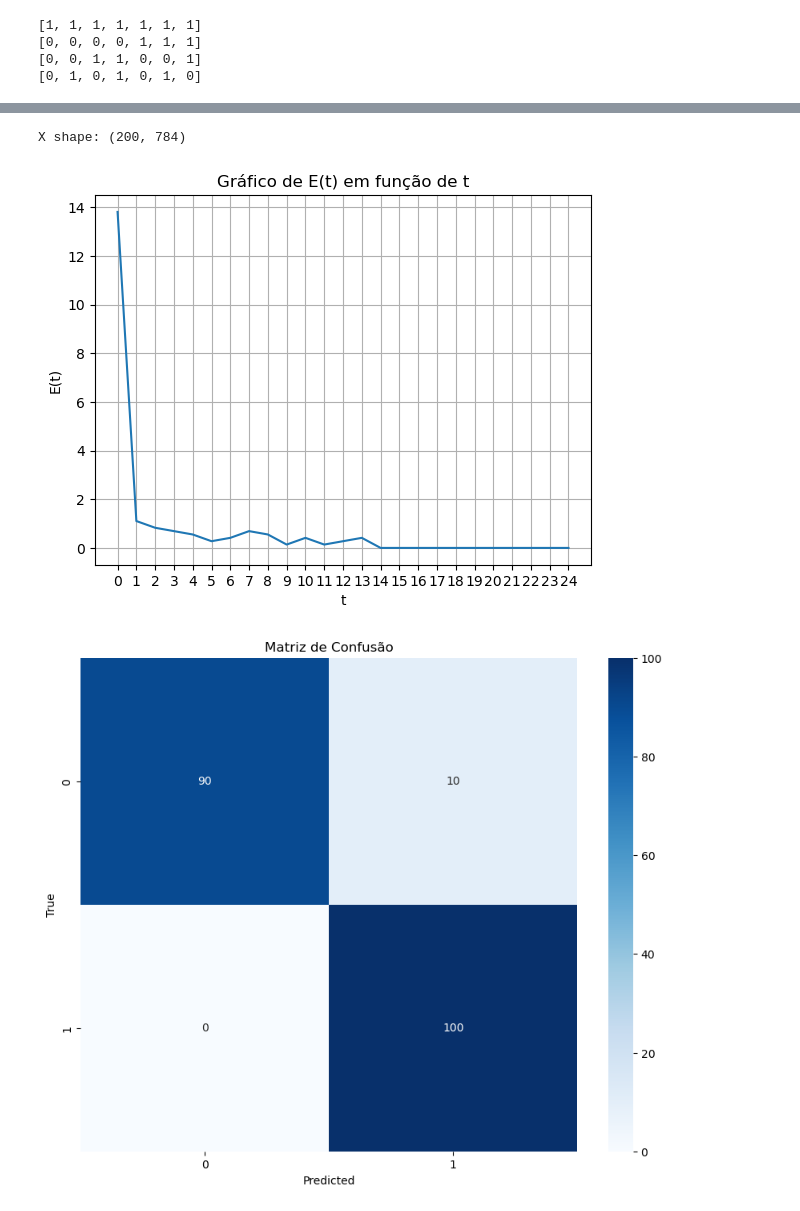
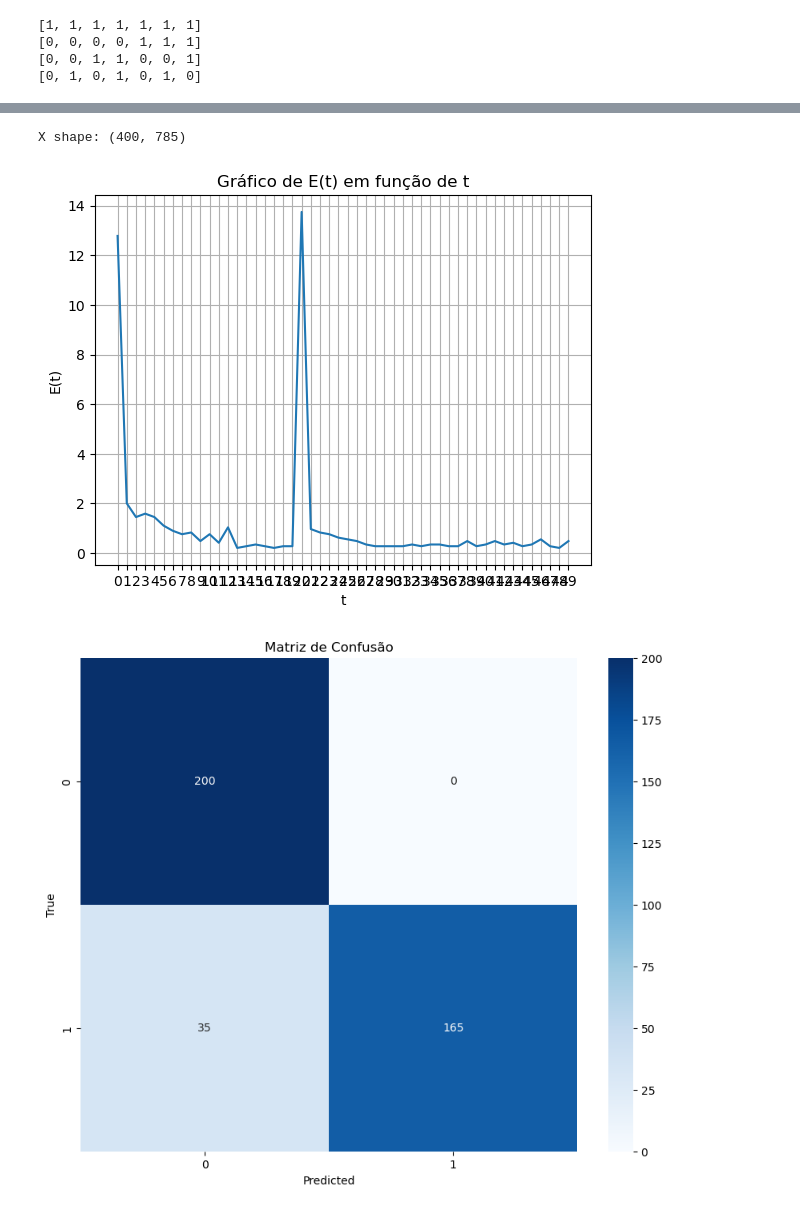
Before and after one commit to GuiSSMartins/OML-MMC, a Jupyter notebook: ECOC.ipynb, the cells around one changed output, grey strips where cells are left out. Saved outputs shown, nothing was run; the diff lists cells and outputs as text; code cells hidden in the pictures.

```diff
--- a/ECOC.ipynb
+++ b/ECOC.ipynb
@@ -57,6 +57,12 @@ def select_first_n_per_class(x, y, n):
         y_selected.append(y[idx])
 
     return np.concatenate(x_selected), np.concatenate(y_selected)
+# %%
+train_filter = np.where((y_train == 0) | (y_train == 1) | (y_train == 2) | (y_train == 3))
+test_filter = np.where((y_test == 0) | (y_test == 1) | (y_test == 2) | (y_test == 3))
+
+x_train, y_train = x_train[train_filter], y_train[train_filter]
+x_test, y_test = x_test[test_filter], y_test[test_filter]
 # %%
 x_train_filter, y_train_filter = select_first_n_per_class(x_train, y_train, 100)
 x_test_filter, y_test_filter = select_first_n_per_class(x_test, y_test, 100)
@@ -65,3 +71,6 @@ x_train_array = x_train_filter.reshape((len(x_train_filter), 784))
 x_test_array = x_test_filter.reshape((len(x_test_filter), 784))
 x_train_filter = x_train_array.astype('float32')
 x_test_filter = x_test_array.astype('float32')
+
+x_train_filter = np.hstack((np.ones((x_train_filter.shape[0], 1)), x_train_filter))
+x_test_filter = np.hstack((np.ones((x_test_filter.shape[0], 1)), x_test_filter))
@@ -77,0 +77,6 @@ array([[0., 0., 0., ..., 0., 0., 0.],
+# %%
+'''
+indices = np.random.permutation(len(x_train_filter))
+x_train_filter = x_train_filter[indices]
+y_train_filter = y_train_filter[indices]
+'''
@@ -125,59 +279,48 @@ X shape: (200, 784)
 # %%
-train_filter = np.where((y_train == 0) | (y_train == 2))
-test_filter = np.where((y_test == 0) | (y_test == 2))
+# 5 - [1,1,0,0]
 
-x_train_0_2, y_train_0_2 = x_train[train_filter], y_train[train_filter]
-x_test_0_2, y_test_0_2 = x_test[test_filter], y_test[test_filter]
+y_train_5 = [1 if (x in [0,1]) else 0 for x in y_train_filter]
+y_test_5 = [1 if (x in [0,1]) else 0 for x in y_test_filter]
 
-x_train_0_2, y_train_0_2 = select_first_n_per_class(x_train_0_2, y_train_0_2, 100)
-x_test_0_2, y_test_0_2 = select_first_n_per_class(x_test_0_2, y_test_0_2, 100)
-
-x_train_array = x_train_0_2.reshape((len(x_train_0_2), 784))
-x_test_array = x_test_0_2.reshape((len(x_test_0_2), 784))
-x_train_0_2 = x_train_array.astype('float32')
-x_test_0_2 = x_test_array.astype('float32')
-
-y_train_0_2[y_train_0_2==0]=0
-y_train_0_2[y_train_0_2==2]=1
-y_test_0_2[y_test_0_2==0]=0
-y_test_0_2[y_test_0_2==2]=1
-print('X shape:', x_train_0_2.shape)
+print('X shape:', x_train_filter.shape)
 eta = 0.5
-epochs = 500
-alpha = np.zeros(len(x_train_0_2))
+epochs = 1000
+alpha = np.zeros(len(x_train_filter))
 d=2
-batch_size = len(x_train_0_2)
-alpha_0_2, E_0_2 = CLogDKPd_MGmB(x_train_0_2, y_train_0_2, alpha, eta, epochs, d, batch_size)
-t = list(range(len(E_0_2)))
+batch_size = len(x_train_filter)
+alpha_5, E_5 = CLogDKPd_MGmB(x_train_filter, y_train_5, alpha, eta, epochs, d, batch_size)
+#alpha_5, E_5 = CLogDKPd_MGE(x_train_filter, y_train_5, alpha, eta, epochs, d)
+#alpha_5, E_5 = CLogDKPd_MGE_Ordenado(x_train_filter, y_train_5, alpha, eta, epochs, d)
+t = list(range(len(E_5)))
 
 # Plotando o gráfico
-plt.plot(t, E_0_2, linestyle='-')
+plt.plot(t, E_5, linestyle='-')
 plt.xticks(t)
 
 # Configurações adicionais do gráfico
 plt.xlabel('t')
 plt.ylabel('E(t)')
 plt.title('Gráfico de E(t) em função de t')
 plt.grid(True)
 
 # Exibindo o gráfico
 plt.show()
-A=np.dot(x_test_0_2,x_test_0_2.T)
+A=np.dot(x_test_filter,x_test_filter.T)
 A=A**d
 y_chapeu_all = []
-for n in range(len(x_train_0_2)):
-    p_chapeu = sigmoid(sum(alpha_0_2 * (A[n]) ))
+for n in range(len(x_train_filter)):
+    p_chapeu = sigmoid(sum(alpha_5 * (A[n]) ))
     #print(p_chapeu)   print(sinal(p_chapeu))
     y_chapeu_all.append(threshold(p_chapeu))
-cm_fc = confusion_matrix(y_true=y_test_0_2, y_pred=y_chapeu_all)
+cm_fc = confusion_matrix(y_true=y_test_5, y_pred=y_chapeu_all)
 # Confusion Matrix
 plt.figure(figsize=(10, 8))
 sns.heatmap(cm_fc, annot=True, fmt='d', cmap='Blues', cbar=True)
 plt.title('Matriz de Confusão')
 plt.xlabel('Predicted')
 plt.ylabel('True')
 plt.show()
 # %% [output]
-X shape: (200, 784)
+X shape: (400, 785)
-[figure, old version]
+[figure, new version]
-[figure, old version]
+[figure, new version]
```
Also changed, not shown: parts of 15 cells of this notebook, 1 other file.
